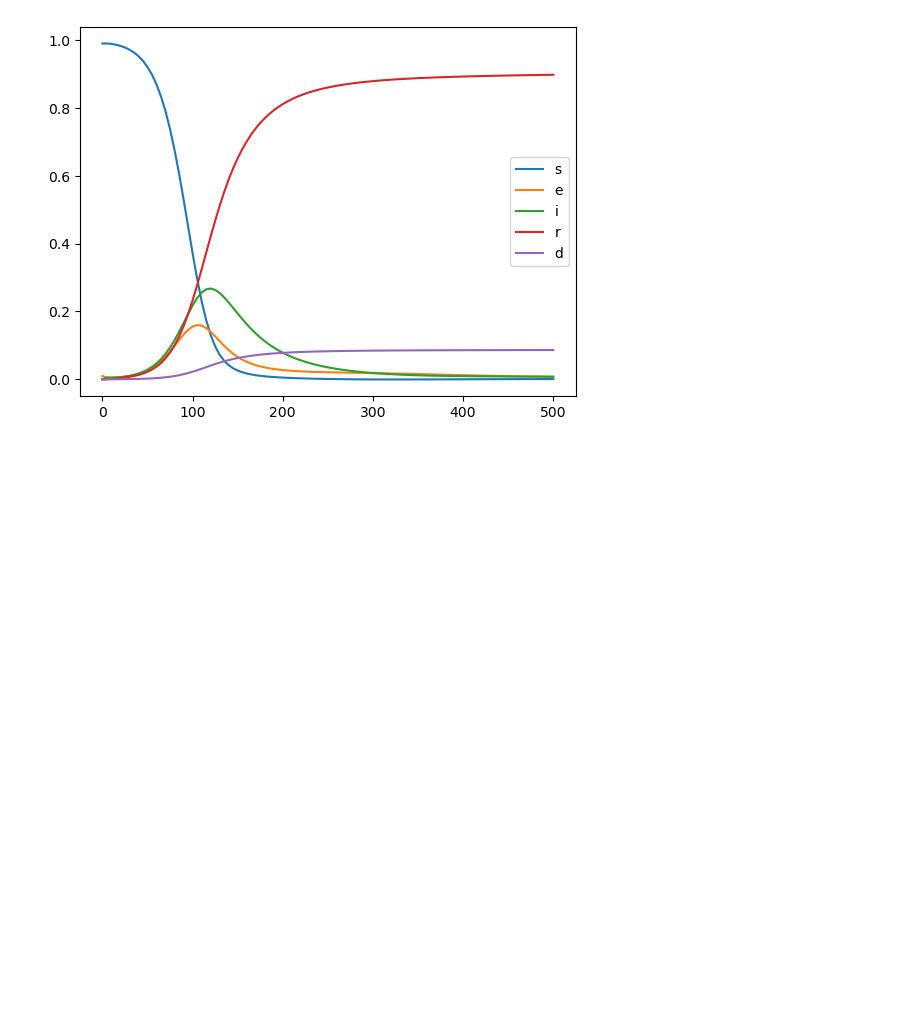
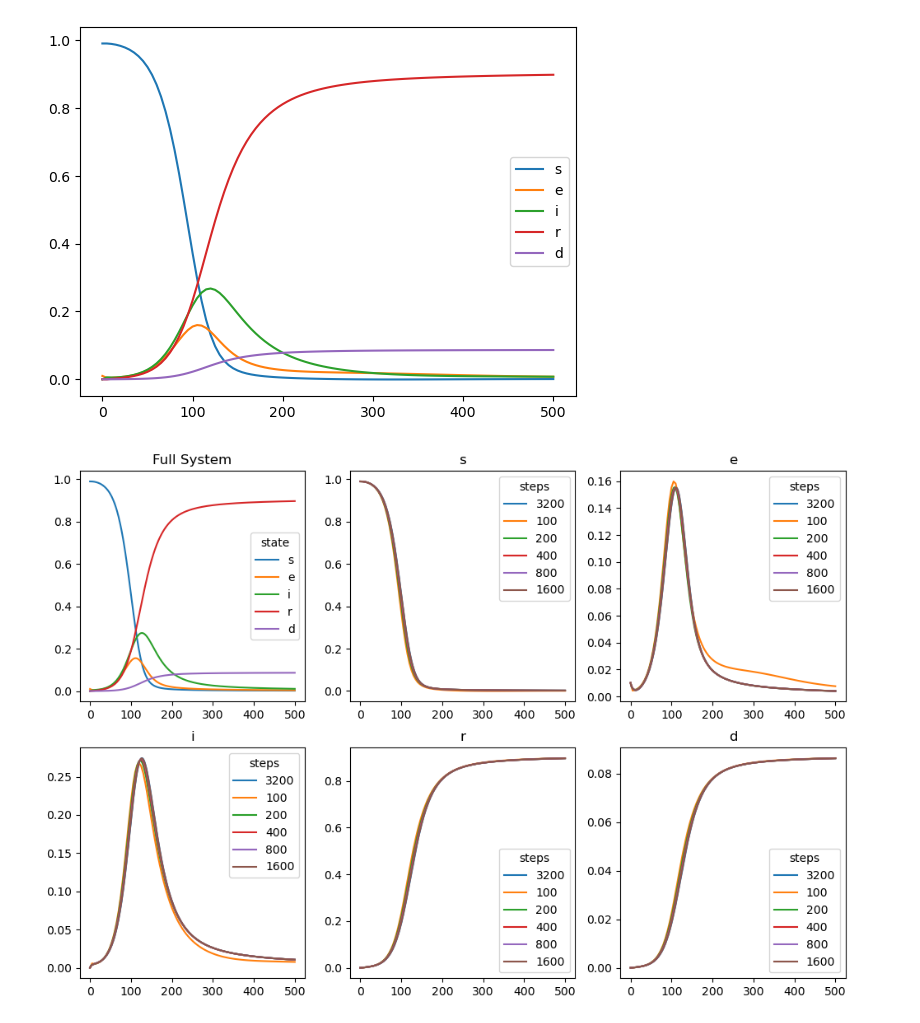
Before and after one commit to ashtonvcole/EpiPINN, a Jupyter notebook: test_caputo.ipynb, the cells around one changed output. Saved outputs shown, nothing was run; the diff lists cells and outputs as text; code cells hidden in the pictures; blank space fills up the shorter version.

Commit message:
Tests to decide step size, removed generation draft, implemented training functions

```diff
--- a/test_caputo.ipynb
+++ b/test_caputo.ipynb
@@ -105,0 +173,19 @@ ax.legend()
+# %%
+# Plot solutions
+fig, ax = plt.subplots(2, 3, figsize=(12, 8))
+labels = ['Full System', 's', 'e', 'i', 'r', 'd']
+labels2 = ['3200', '100', '200', '400', '800', '1600']
+
+# High-accuracy solution
+for i in range(5):
+    ax[0, 0].plot(tss[0], yss[0][:, i], label=labels[i + 1])
+
+for j in range(len(tss)):
+    for i in range(5):
+        ax[(i + 1) // 3, (i + 1) % 3].plot(tss[j], yss[j][:, i], label=labels2[j])
+
+for i in range(6):
+    ax[i // 3, i % 3].set_title(labels[i])
+    ax[i // 3, i % 3].legend(title=('state' if i == 0 else 'steps'))
+# %% [output]
+[figure, added]
```
Also changed, not shown: parts of 6 cells of this notebook, 2 other files.
